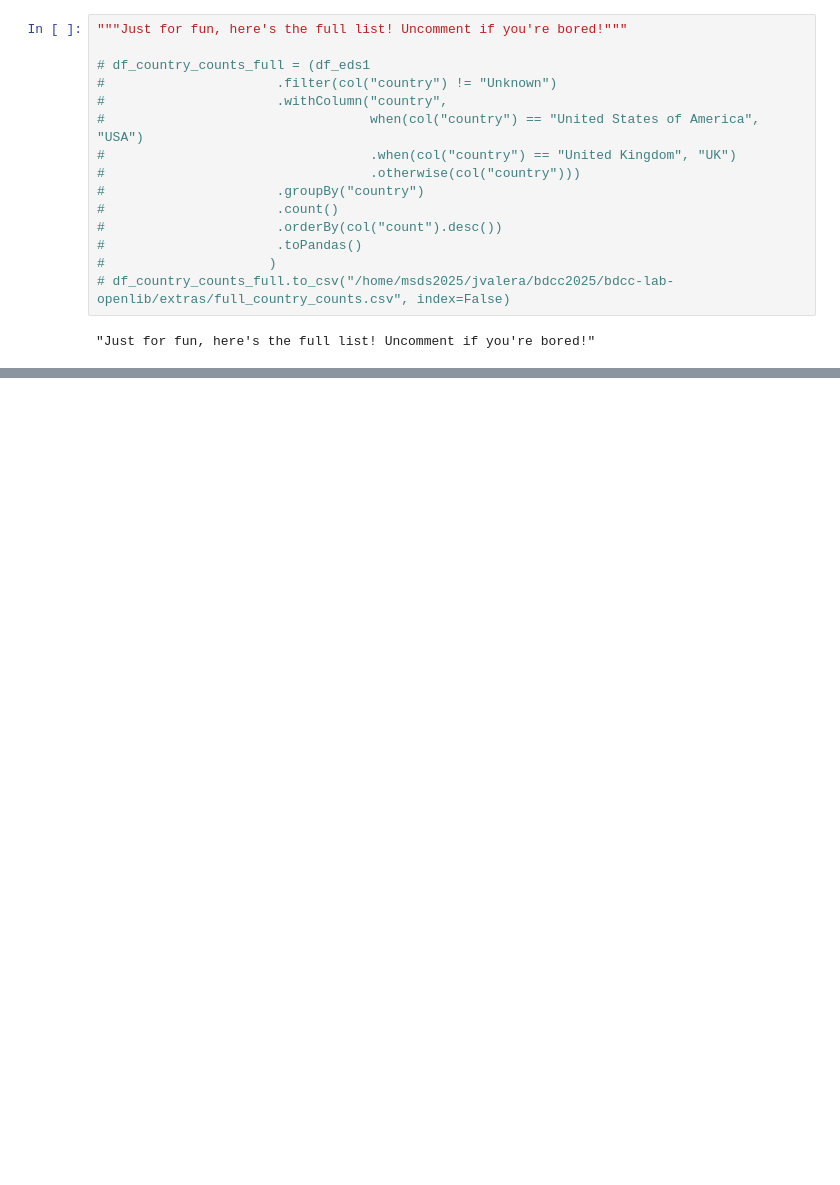
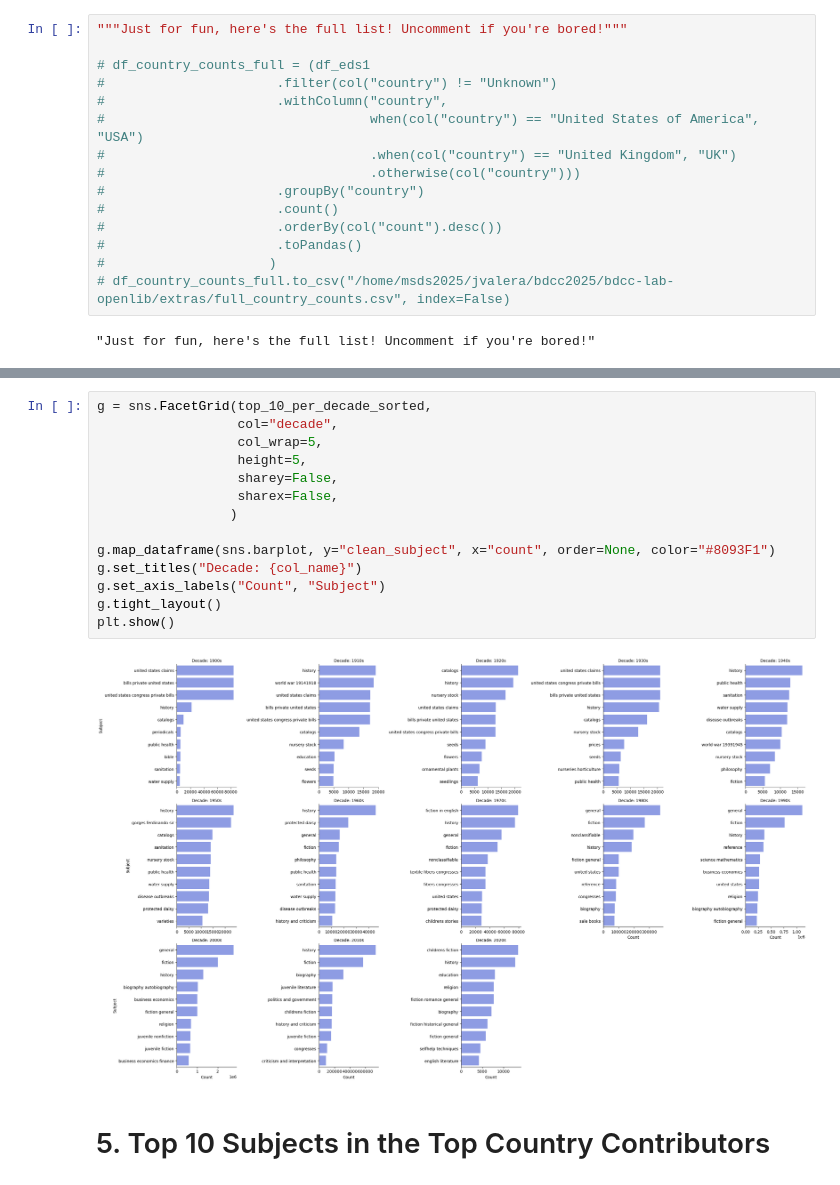
Before and after one commit to jdfvalera/bdcc-lab-openlib, a Jupyter notebook: notebooks/openlib_descriptives.ipynb, the cells around one changed output, grey strips where cells are left out. Saved outputs shown, nothing was run; the diff lists cells and outputs as text; blank space fills up the shorter version.

```diff
--- a/notebooks/openlib_descriptives.ipynb
+++ b/notebooks/openlib_descriptives.ipynb
@@ -234,0 +336,18 @@ plt.savefig("/home/msds2025/jvalera/bdcc2025/bdcc-lab-openlib/plots/country_coun
+# %%
+g = sns.FacetGrid(top_10_per_decade_sorted,
+                  col="decade",
+                  col_wrap=5,
+                  height=5,
+                  sharey=False,
+                  sharex=False,
+                 )
+
+g.map_dataframe(sns.barplot, y="clean_subject", x="count", order=None, color="#8093F1")
+g.set_titles("Decade: {col_name}")
+g.set_axis_labels("Count", "Subject")
+g.tight_layout()
+plt.show()
+# %% [output]
+[figure, added]
+# %% [markdown]
+# 5. Top 10 Subjects in the Top Country Contributors
```
Also changed, not shown: parts of 47 cells of this notebook.
